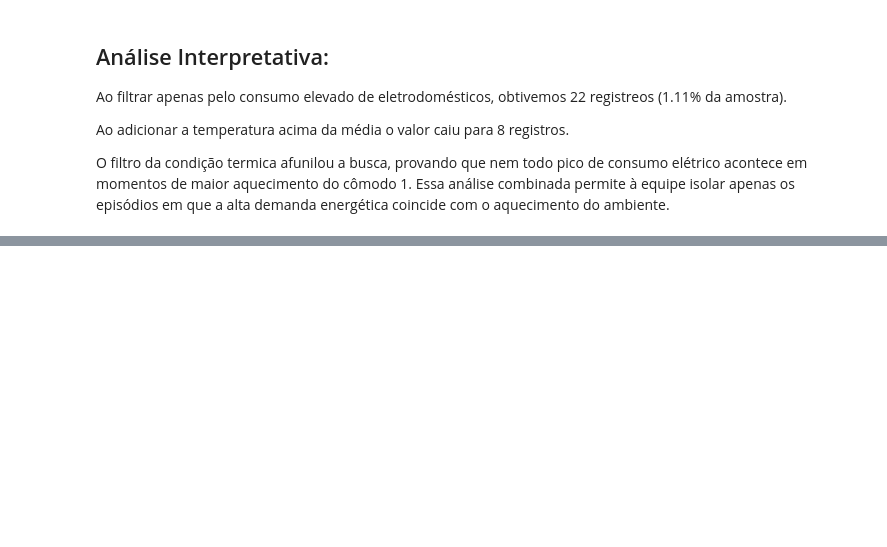
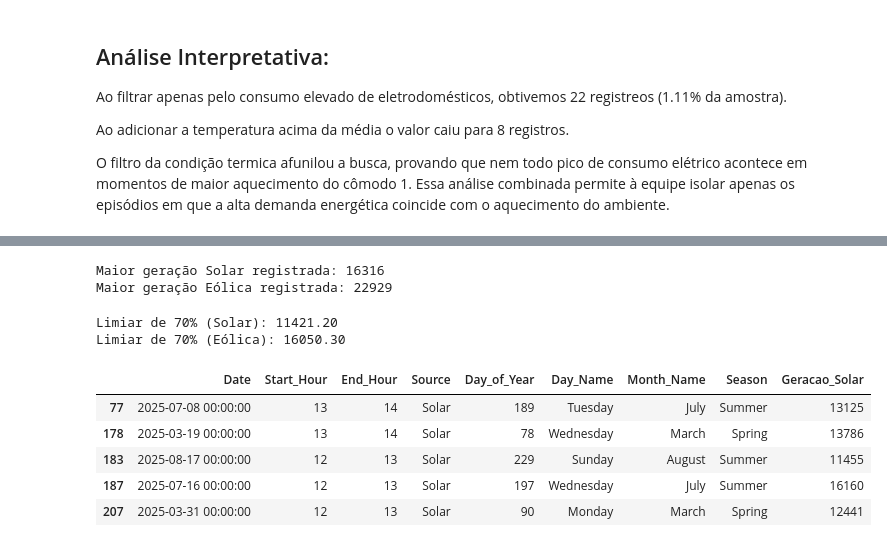
Before and after one commit to pedroyoshikadogarcia/Checkpoint-01-Analise-de-Dados-de-Energia-SERS-02-2026, a Jupyter notebook: CP1_SERS_2_Semestre.ipynb, the cells around one changed output, grey strips where cells are left out. Cells and saved outputs as stored; diff of their text form; code cells hidden in the pictures; blank space fills up the shorter version.

```diff
--- a/CP1_SERS_2_Semestre.ipynb
+++ b/CP1_SERS_2_Semestre.ipynb
@@ -181,0 +522,32 @@ O filtro da condição termica afunilou a busca, provando que nem todo pico de c
+# %%
+# Identificando o pico máximo de geração de cada fonte através do método .max()
+max_solar = dados_solar['Geracao_Solar'].max()
+max_eolica = dados_eolica['Geracao_Eolica'].max()
+
+print(f"Maior geração Solar registrada: {max_solar}")
+print(f"Maior geração Eólica registrada: {max_eolica}")
+# %% [output]
+Maior geração Solar registrada: 16316
+Maior geração Eólica registrada: 22929
+# %%
+# Calculando o limiar de 70% para cada fonte separadamente, respeitando a escala própria de cada uma
+limiar_solar = 0.70 * max_solar
+limiar_eolica = 0.70 * max_eolica
+
+print(f"Limiar de 70% (Solar): {limiar_solar:.2f}")
+print(f"Limiar de 70% (Eólica): {limiar_eolica:.2f}")
+# %% [output]
+Limiar de 70% (Solar): 11421.20
+Limiar de 70% (Eólica): 16050.30
+# %%
+df_alta_solar = dados_solar[dados_solar['Geracao_Solar'] > limiar_solar]
+df_alta_eolica = dados_eolica[dados_eolica['Geracao_Eolica'] > limiar_eolica]
+
+df_alta_solar.head()
+# %% [output]
+|  | Date | Start_Hour | End_Hour | Source | Day_of_Year | Day_Name | Month_Name | Season | Geracao_Solar |
+| 77 | 2025-07-08 00:00:00 | 13 | 14 | Solar | 189 | Tuesday | July | Summer | 13125 |
+| 178 | 2025-03-19 00:00:00 | 13 | 14 | Solar | 78 | Wednesday | March | Spring | 13786 |
+| 183 | 2025-08-17 00:00:00 | 12 | 13 | Solar | 229 | Sunday | August | Summer | 11455 |
+| 187 | 2025-07-16 00:00:00 | 12 | 13 | Solar | 197 | Wednesday | July | Summer | 16160 |
+| 207 | 2025-03-31 00:00:00 | 12 | 13 | Solar | 90 | Monday | March | Spring | 12441 |
```
Also changed, not shown: parts of 54 cells of this notebook.
